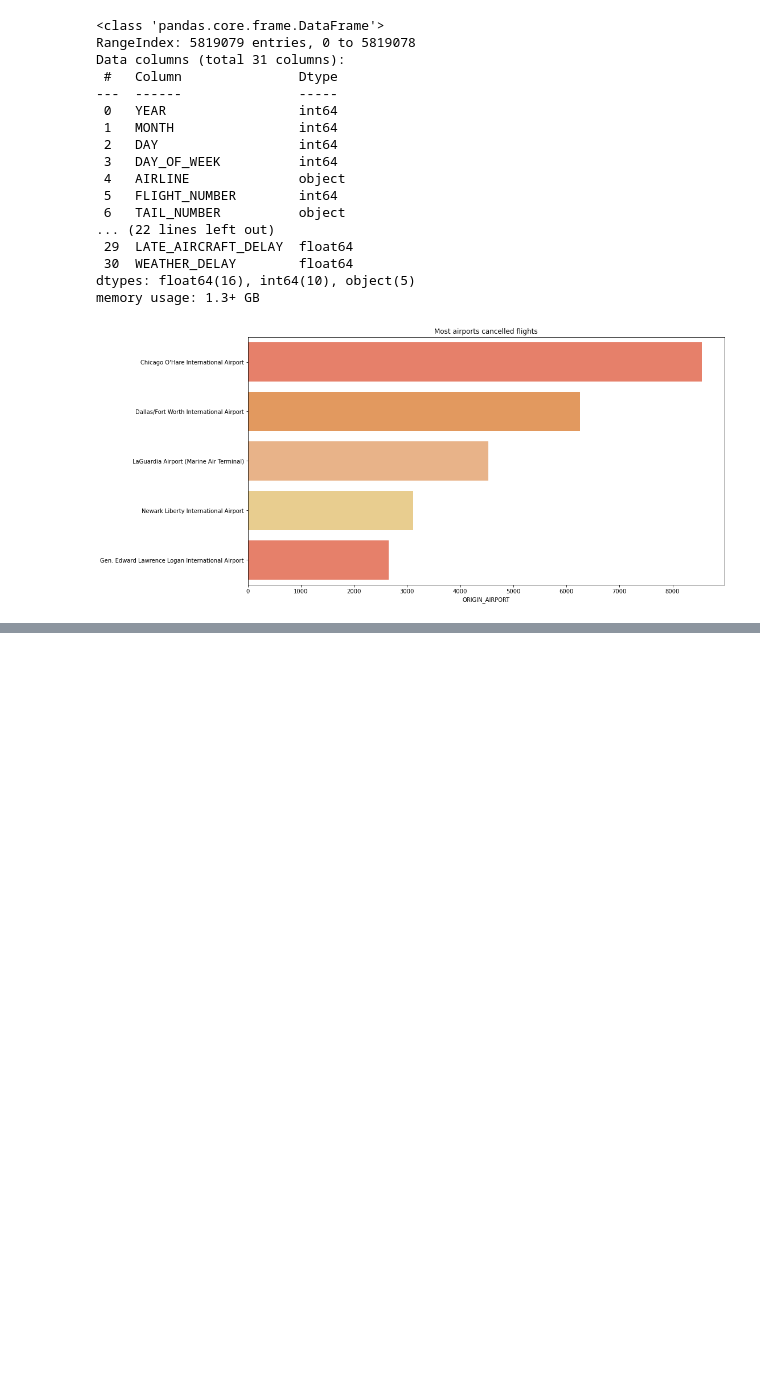
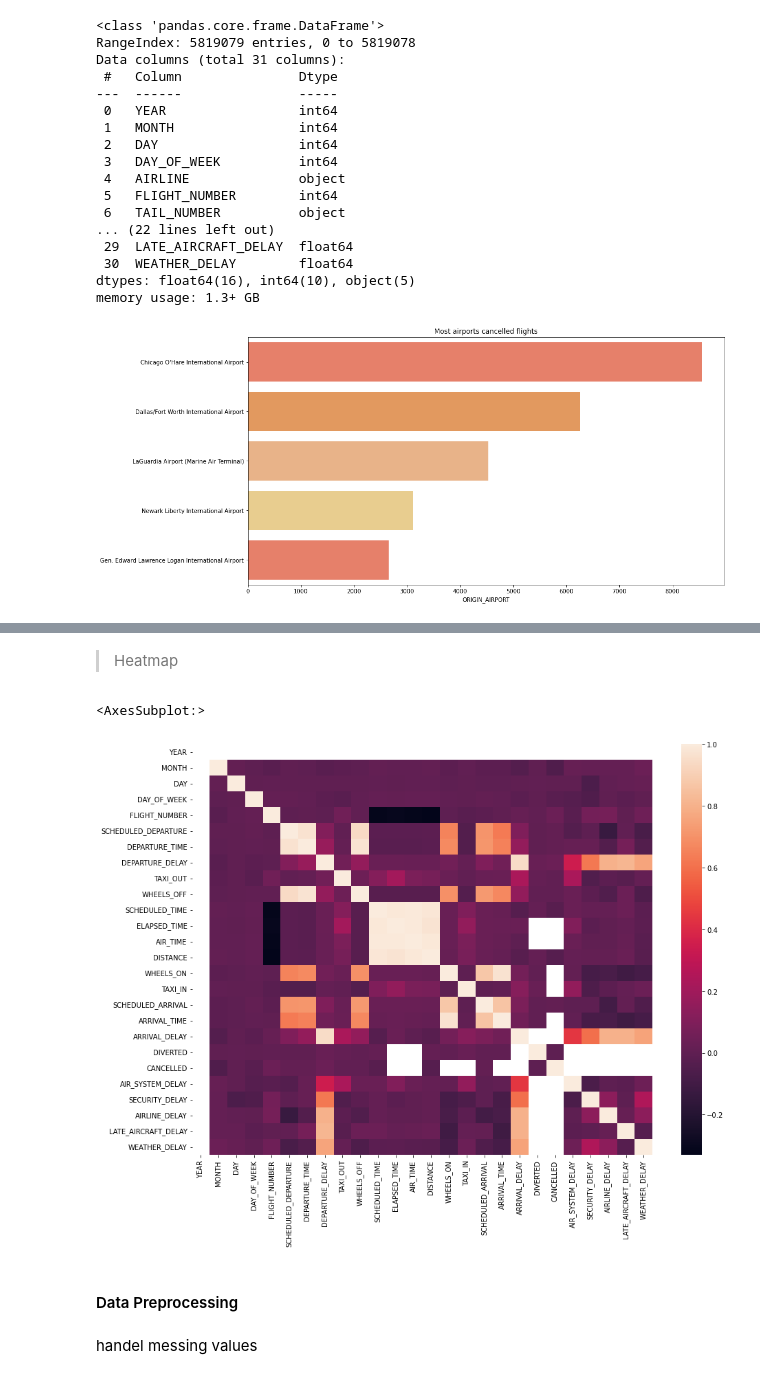
Before and after one commit to Yousef-Nasr/Flight-Cancellation-Classiffication, a Jupyter notebook: main.ipynb, the cells around one changed output, grey strips where cells are left out. Cells and saved outputs as stored; diff of their text form; code cells hidden in the pictures; blank space fills up the shorter version.

```diff
--- a/main.ipynb
+++ b/main.ipynb
@@ -116,8 +116,7 @@ Text(0.5, 1.0, 'The months with the most cancelled flights')
 # %% [markdown]
 > Q2\ The main reasons for delay flights ?
 # %%
-cols = ['AIR_SYSTEM_DELAY', 'SECURITY_DELAY', 'AIRLINE_DELAY', 'LATE_AIRCRAFT_DELAY', 'WEATHER_DELAY']
-for i in cols:
+for i in ['AIR_SYSTEM_DELAY', 'SECURITY_DELAY', 'AIRLINE_DELAY', 'LATE_AIRCRAFT_DELAY', 'WEATHER_DELAY']:
     df[i] = df[i].replace(0,np.nan)
 # %%
 df_ex = []
@@ -351,0 +370,10 @@ plt.show()
+# %% [markdown]
+> Heatmap
+# %%
+fig = plt.figure(figsize=[15,11])
+sns.heatmap(df.corr())
+# %% [output]
+<AxesSubplot:>
+[figure, added]
+# %% [markdown]
+#### Data Preprocessing
@@ -351,0 +382,2 @@ plt.show()
+# %% [markdown]
+handel messing values
```
Also changed, not shown: parts of 11 cells of this notebook, 3 other files.
